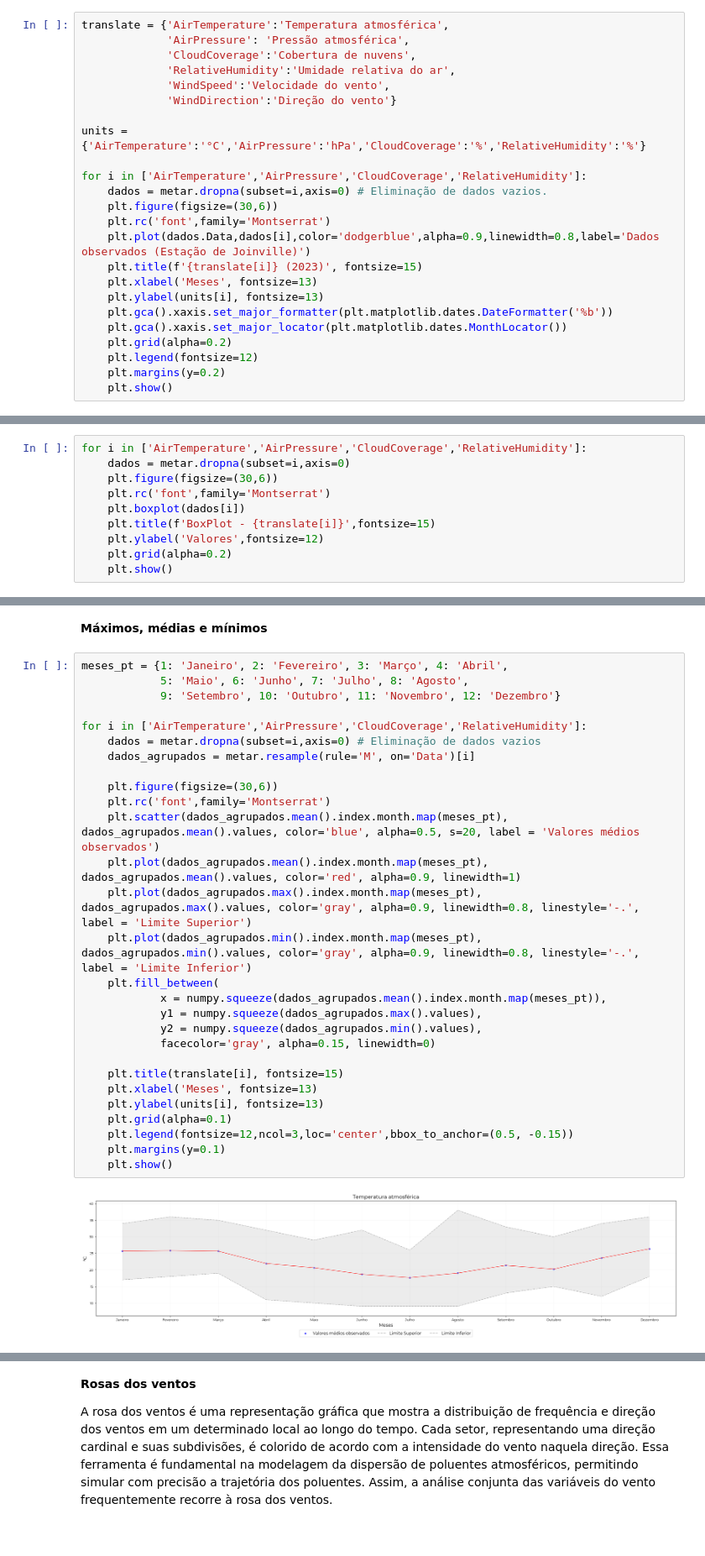
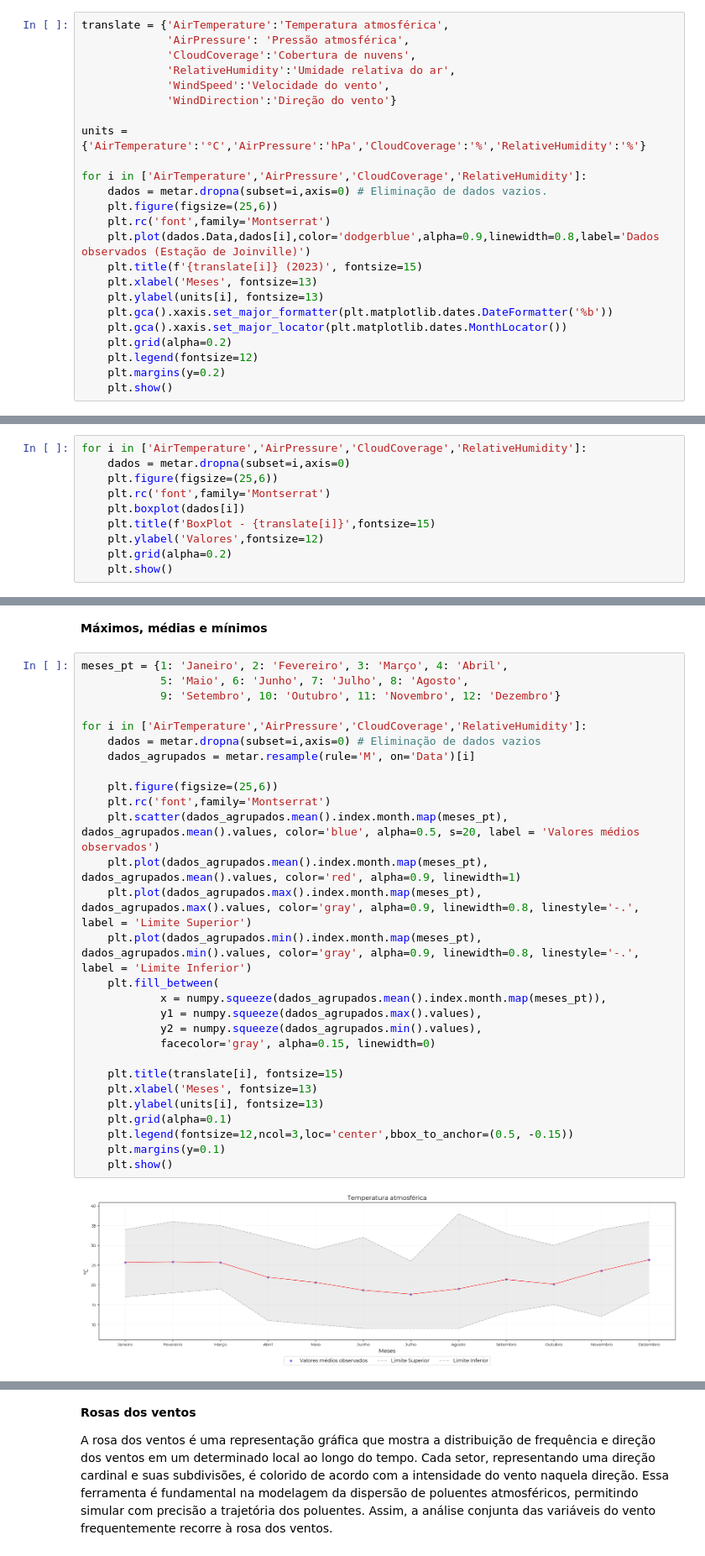
Before and after one commit to lucaborgess/Air-Modelling, a Jupyter notebook: scripts/Atividade02_Meteo.ipynb, the cells around one changed output, grey strips where cells are left out. Shown at 84% size. Cells and saved outputs as stored; diff of their text form.

```diff
--- a/scripts/Atividade02_Meteo.ipynb
+++ b/scripts/Atividade02_Meteo.ipynb
@@ -67,7 +67,7 @@ units = {'AirTemperature':'°C','AirPressure':'hPa','CloudCoverage':'%','Relativ
 
 for i in ['AirTemperature','AirPressure','CloudCoverage','RelativeHumidity']:
     dados = metar.dropna(subset=i,axis=0) # Eliminação de dados vazios.
-    plt.figure(figsize=(30,6))
+    plt.figure(figsize=(25,6))
     plt.rc('font',family='Montserrat')
     plt.plot(dados.Data,dados[i],color='dodgerblue',alpha=0.9,linewidth=0.8,label='Dados observados (Estação de Joinville)')
     plt.title(f'{translate[i]} (2023)', fontsize=15)
@@ -95,7 +95,7 @@ Na estatística descritiva, o **Boxplot** é uma representação gráfica que mo
 # %%
 for i in ['AirTemperature','AirPressure','CloudCoverage','RelativeHumidity']:
     dados = metar.dropna(subset=i,axis=0)
-    plt.figure(figsize=(30,6))
+    plt.figure(figsize=(25,6))
     plt.rc('font',family='Montserrat')
     plt.boxplot(dados[i])
     plt.title(f'BoxPlot - {translate[i]}',fontsize=15)
@@ -128,30 +128,30 @@ Para o presente dataset, **não foram identificados outliers potencialmente sign
 # %%
 meses_pt = {1: 'Janeiro', 2: 'Fevereiro', 3: 'Março', 4: 'Abril',
             5: 'Maio', 6: 'Junho', 7: 'Julho', 8: 'Agosto',
             9: 'Setembro', 10: 'Outubro', 11: 'Novembro', 12: 'Dezembro'}
 
 for i in ['AirTemperature','AirPressure','CloudCoverage','RelativeHumidity']:
     dados = metar.dropna(subset=i,axis=0) # Eliminação de dados vazios
     dados_agrupados = metar.resample(rule='M', on='Data')[i]
 
-    plt.figure(figsize=(30,6))
+    plt.figure(figsize=(25,6))
     plt.rc('font',family='Montserrat')
     plt.scatter(dados_agrupados.mean().index.month.map(meses_pt), dados_agrupados.mean().values, color='blue', alpha=0.5, s=20, label = 'Valores médios observados')
     plt.plot(dados_agrupados.mean().index.month.map(meses_pt), dados_agrupados.mean().values, color='red', alpha=0.9, linewidth=1)
     plt.plot(dados_agrupados.max().index.month.map(meses_pt), dados_agrupados.max().values, color='gray', alpha=0.9, linewidth=0.8, linestyle='-.', label = 'Limite Superior')
     plt.plot(dados_agrupados.min().index.month.map(meses_pt), dados_agrupados.min().values, color='gray', alpha=0.9, linewidth=0.8, linestyle='-.', label = 'Limite Inferior')
     plt.fill_between(
             x = numpy.squeeze(dados_agrupados.mean().index.month.map(meses_pt)),
             y1 = numpy.squeeze(dados_agrupados.max().values),
             y2 = numpy.squeeze(dados_agrupados.min().values),
             facecolor='gray', alpha=0.15, linewidth=0)
 
     plt.title(translate[i], fontsize=15)
     plt.xlabel('Meses', fontsize=13)
     plt.ylabel(units[i], fontsize=13)
     plt.grid(alpha=0.1)
     plt.legend(fontsize=12,ncol=3,loc='center',bbox_to_anchor=(0.5, -0.15))
     plt.margins(y=0.1)
     plt.show()
 # %% [output]
-[figure, old version]
+[figure, new version]
```
Also changed, not shown: parts of 4 cells of this notebook.
